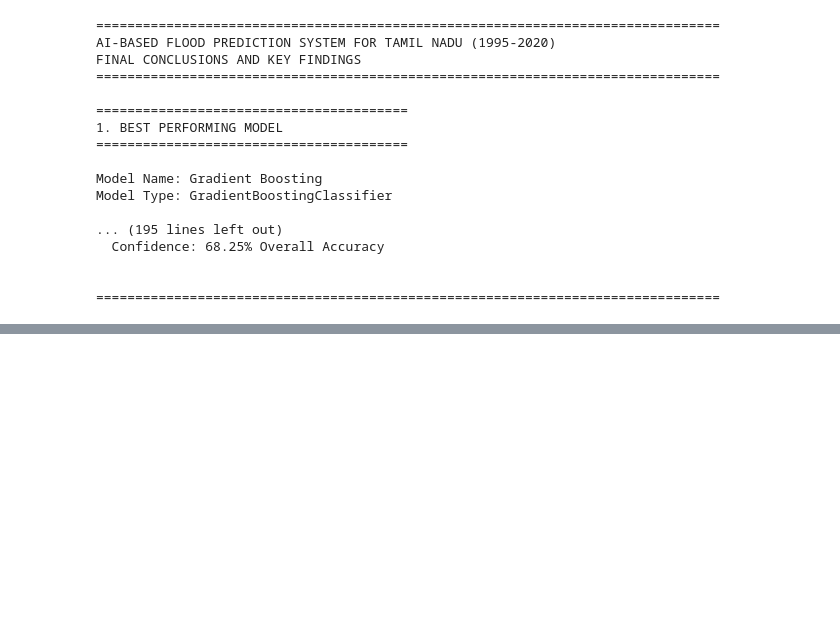
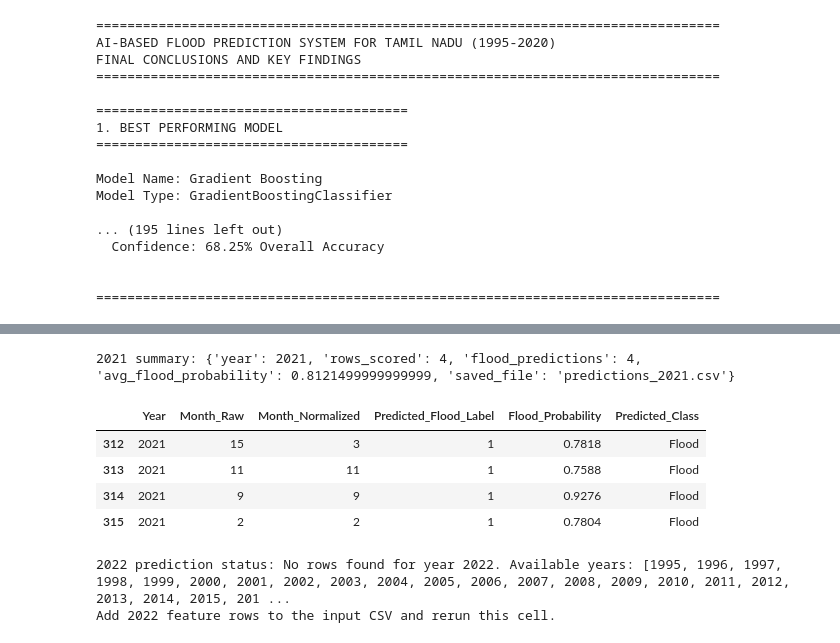
Before and after one commit to ethical0101/AI-Based-Flood-Prediction-System, a Jupyter notebook: Flood_Prediction_System.ipynb, the cells around one changed output, grey strips where cells are left out. Cells and saved outputs as stored; diff of their text form; code cells hidden in the pictures; blank space fills up the shorter version.

Commit message:
Added Prediction Program

```diff
--- a/Flood_Prediction_System.ipynb
+++ b/Flood_Prediction_System.ipynb
@@ -1640,0 +1757,27 @@ Model Type: GradientBoostingClassifier
+# %%
+# Example 1: Predict for 2021
+try:
+    pred_2021, summary_2021 = predict_year_from_csv(year=2021, input_csv='modified_flood_dataset.csv')
+    print('2021 summary:', summary_2021)
+    display(pred_2021)
+except ValueError as e:
+    print('2021 prediction error:', e)
+
+
+# Example 2: Predict for 2022 (works automatically when 2022 rows are present)
+try:
+    pred_2022, summary_2022 = predict_year_from_csv(year=2022, input_csv='modified_flood_dataset.csv')
+    print('2022 summary:', summary_2022)
+    display(pred_2022)
+except ValueError as e:
+    print('2022 prediction status:', e)
+    print('Add 2022 feature rows to the input CSV and rerun this cell.')
+# %% [output]
+2021 summary: {'year': 2021, 'rows_scored': 4, 'flood_predictions': 4, 'avg_flood_probability': 0.8121499999999999, 'saved_file': 'predictions_2021.csv'}
+|  | Year | Month_Raw | Month_Normalized | Predicted_Flood_Label | Flood_Probability | Predicted_Class |
+| 312 | 2021 | 15 | 3 | 1 | 0.7818 | Flood |
+| 313 | 2021 | 11 | 11 | 1 | 0.7588 | Flood |
+| 314 | 2021 | 9 | 9 | 1 | 0.9276 | Flood |
+| 315 | 2021 | 2 | 2 | 1 | 0.7804 | Flood |
+2022 prediction status: No rows found for year 2022. Available years: [1995, 1996, 1997, 1998, 1999, 2000, 2001, 2002, 2003, 2004, 2005, 2006, 2007, 2008, 2009, 2010, 2011, 2012, 2013, 2014, 2015, 201 ...
+Add 2022 feature rows to the input CSV and rerun this cell.
```
Also changed, not shown: parts of 2 cells of this notebook, 2 other files.
